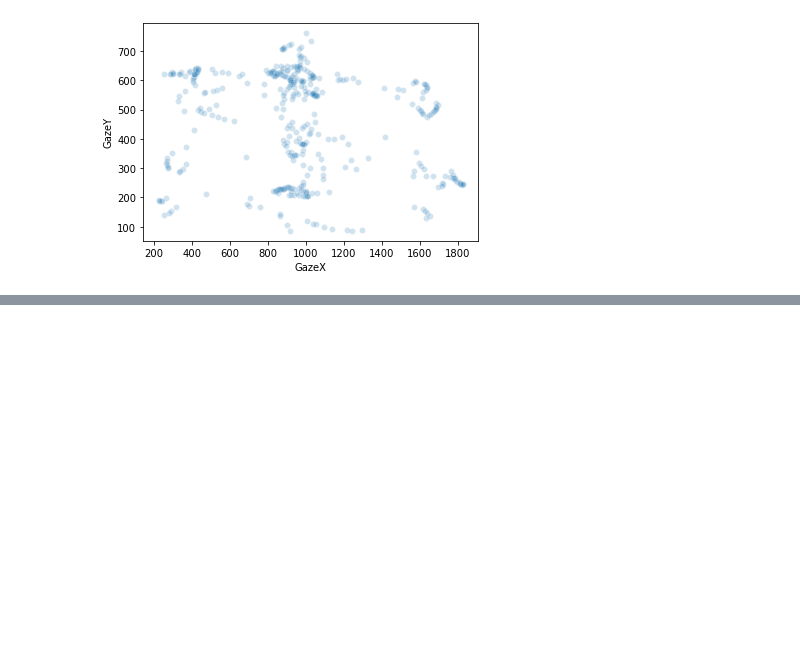
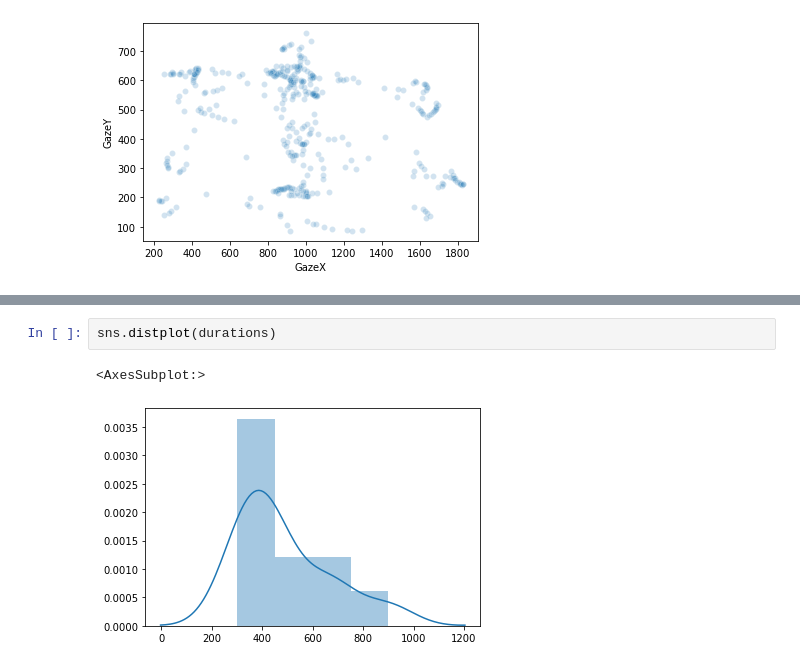
Before and after one commit to Joilence/Gaze-on-Grid, a Jupyter notebook: data-analysis/analysis.ipynb, the cells around one changed output, grey strips where cells are left out. Saved outputs shown, nothing was run; the diff lists cells and outputs as text; blank space fills up the shorter version.

Commit message:
add duration threshold

```diff
--- a/data-analysis/analysis.ipynb
+++ b/data-analysis/analysis.ipynb
@@ -75,0 +94,5 @@ sns.scatterplot(x=fixations_points[:, 0], y=fixations_points[:, 1],
+# %%
+sns.distplot(durations)
+# %% [output]
+<AxesSubplot:>
+[figure, added]
```
Also changed, not shown: parts of 4 cells of this notebook, 1 other file.
